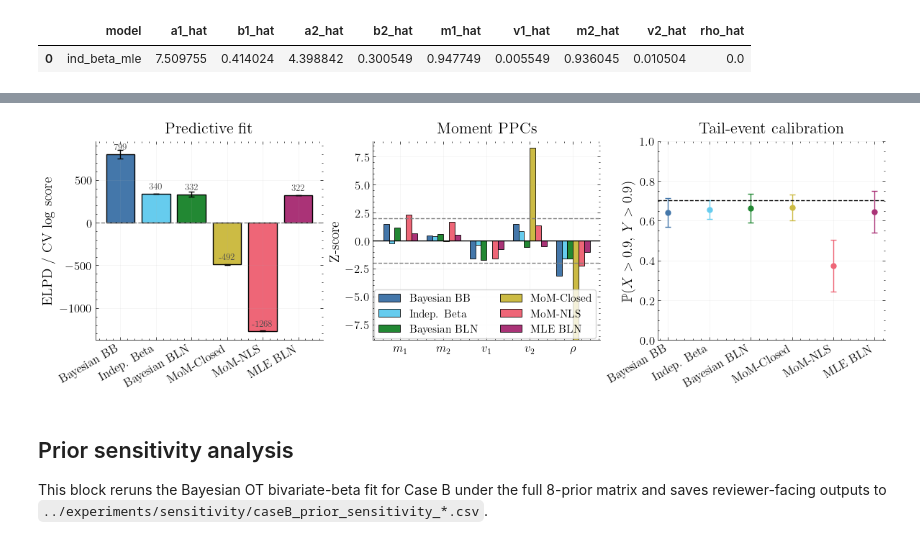
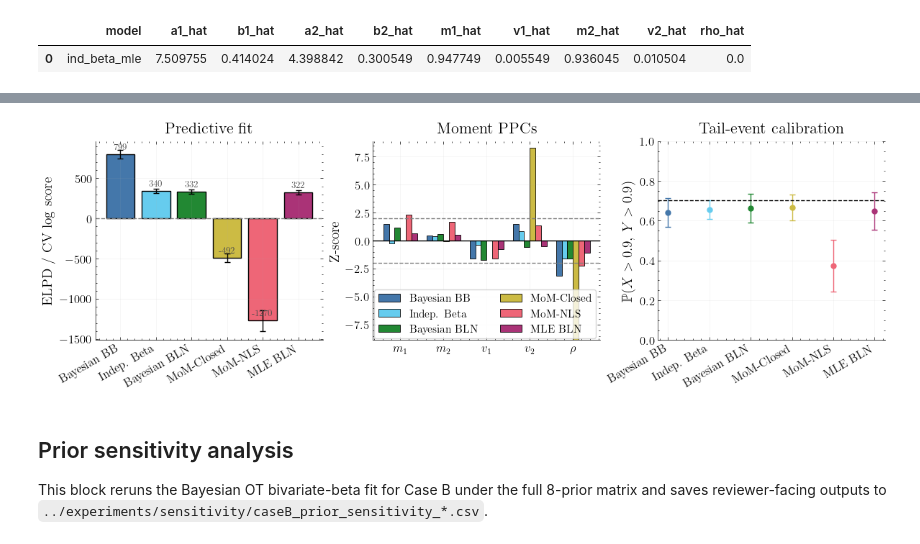
Before and after one commit to lucasmoschen/bivariate-beta, a Jupyter notebook: notebooks/real_data.ipynb, the cells around one changed output, grey strips where cells are left out. Cells and saved outputs as stored; diff of their text form; code cells hidden in the pictures.

Commit message:
fiing elpd_se for frequentist estimators

```diff
--- a/notebooks/real_data.ipynb
+++ b/notebooks/real_data.ipynb
@@ -1554,7 +1560,7 @@ mean_logscore_bibeta, loo_scores_bibeta = loo_logscore_bibeta(x, y, distribution
 results['mom_closed'] = {
     'elpd': {
         'elpd_loo': float(loo_scores_bibeta.sum()),
-        'se': float(loo_scores_bibeta.std(ddof=1) / np.sqrt(len(loo_scores_bibeta))),
+        'se': elpd_se_from_pointwise(loo_scores_bibeta),
         'p_loo': None,
         'loo_i': loo_scores_bibeta,
     },
@@ -1580,7 +1586,7 @@ mean_logscore_bibeta, loo_scores_bibeta = loo_logscore_bibeta(x, y, distribution
 results['mom_nls'] = {
     'elpd': {
         'elpd_loo': float(loo_scores_bibeta.sum()),
-        'se': float(loo_scores_bibeta.std(ddof=1) / np.sqrt(len(loo_scores_bibeta))),
+        'se': elpd_se_from_pointwise(loo_scores_bibeta),
         'p_loo': None,
         'loo_i': loo_scores_bibeta,
     },
@@ -1606,7 +1612,7 @@ mean_logscore_bln, loo_scores_bln = loo_logscore_bln(x, y, model_logit, seed=654
 results['mle'] = {
     'elpd': {
         'elpd_loo': float(loo_scores_bln.sum()),
-        'se': float(loo_scores_bln.std(ddof=1) / np.sqrt(len(loo_scores_bln))),
+        'se': elpd_se_from_pointwise(loo_scores_bln),
         'p_loo': None,
         'loo_i': loo_scores_bln,
     },
@@ -1660,7 +1666,7 @@ _, loo_scores_ind_beta = loo_logscore_independent_beta(x, y, seed=654321, B=50)
 results['ind_beta_mle'] = {
     'elpd': {
         'elpd_loo': float(loo_scores_ind_beta.sum()),
-        'se': float(loo_scores_ind_beta.std(ddof=1) / np.sqrt(len(loo_scores_ind_beta))),
+        'se': elpd_se_from_pointwise(loo_scores_ind_beta),
         'p_loo': None,
         'loo_i': loo_scores_ind_beta,
     },
@@ -1851,7 +1857,7 @@ fig, axes = plt.subplots(1, 3, figsize=(11.8, 3.8), constrained_layout=True)
 ax = axes[0]
 bars = ax.bar(
     xpos, elpd_means, yerr=elpd_se, capsize=3, linewidth=1.0,
-    edgecolor="black", color=bar_colors
+    edgecolor="black", color=COLORS[0]
 )
 ax.axhline(0, color="0.5", linestyle="--", linewidth=1)
 ax.set_xticks(xpos)
@@ -1874,36 +1880,36 @@ for j, method in enumerate(methods):
            width=width, label=method, color=method_colors[method], edgecolor="black", linewidth=0.6)
 ax.axhline(0, color="black", linewidth=1)
 ax.axhline(2, color="0.5", linestyle="--", linewidth=1)
 ax.axhline(-2, color="0.5", linestyle="--", linewidth=1)
 ax.set_xticks(np.arange(len(moment_labels)) + width * (len(methods) - 1) / 2)
 ax.set_xticklabels(moment_labels)
 ax.set_ylabel("Z-score")
 ax.set_title("Moment PPCs", pad=8)
 ax.legend(ncol=2, frameon=True, loc="lower left", bbox_to_anchor=(-0.02, -0.02))
 
 z_all = np.concatenate([moments[m] for m in methods])
 z_lim = np.percentile(np.abs(z_all), 98)
 ax.set_ylim(-max(2, z_lim), max(2, z_lim))
 
 # ========== Panel 3: Tail-event calibration ==========
 ax = axes[2]
 for xpos_i, mean_i, sd_i, color_i, label_i in zip(xpos, tail_mean, tail_sd, bar_colors, methods):
     ax.errorbar([xpos_i], [mean_i], yerr=[sd_i], fmt='o', ms=5,
-                elinewidth=1.0, capsize=3, color=color_i, label=label_i)
+                elinewidth=1.0, capsize=3, color=COLORS[0], label=label_i)
 ax.axhline(empirical_tail, color="black", linestyle="--", linewidth=1, label="Empirical")
 ax.set_xticks(xpos)
 ax.set_xticklabels(methods, rotation=30, ha="right")
 ax.set_ylabel(r"$\mathbb{P}(X > 0.9,\, Y > 0.9)$")
 lo = min(min(tail_mean) - 2*max(tail_sd), 0.0)
 hi = max(max(tail_mean) + 2*max(tail_sd), 1.0)
 ax.set_ylim(max(0.0, lo), min(1.0, hi))
 ax.set_title("Tail-event calibration", pad=8)
 
 # -------------------- save (vector + raster) --------------------
-plt.savefig("../figures/caseB_comparinson.pdf", bbox_inches="tight")
+plt.savefig("../figures/caseB_comparison.pdf", bbox_inches="tight")
 plt.show()
 # %% [output]
-[figure, old version]
+[figure, new version]
 # %% [markdown]
 <!-- PRIOR_SENSITIVITY_CASE_B -->
 ## Prior sensitivity analysis
```
Also changed, not shown: parts of 23 cells of this notebook, 9 other files.
